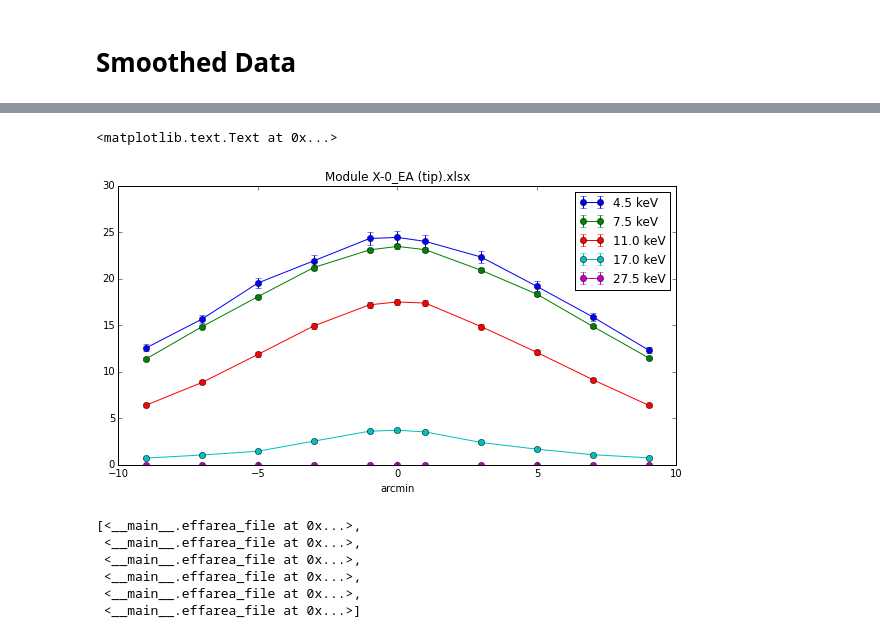
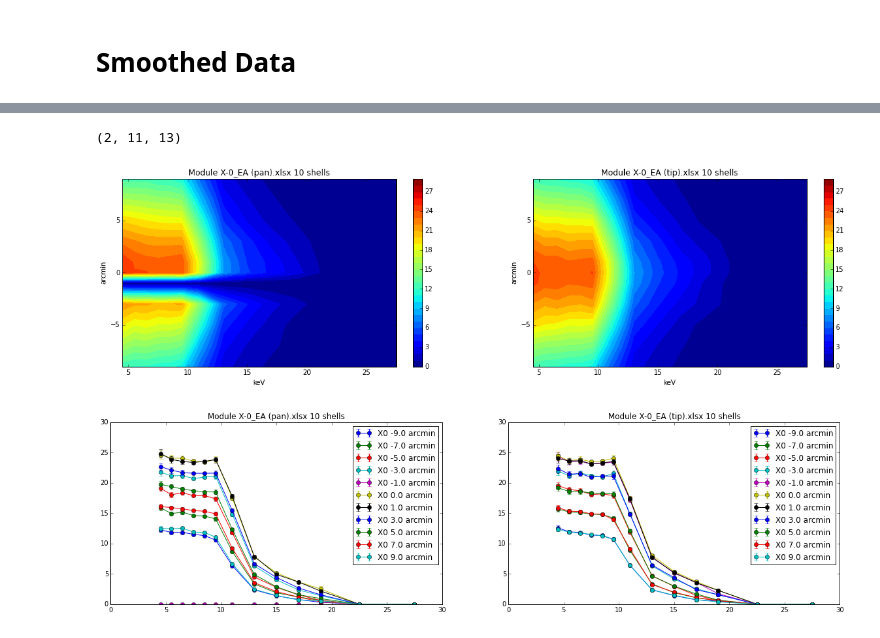
Before and after one commit to ehsteve/ipython-notebooks, a Jupyter notebook: FOXSI-2 Effective Area.ipynb, the cells around one changed output, grey strips where cells are left out. Saved outputs shown, nothing was run; the diff lists cells and outputs as text; code cells hidden in the pictures.

```diff
--- a/FOXSI-2 Effective Area.ipynb
+++ b/FOXSI-2 Effective Area.ipynb
@@ -117,6 +66,7 @@ class effarea_file(object):
         self.angles = Quantity(np.array([-9, -7, -5, -3, -1, 0, 1, 3, 5, 7, 9]), 'arcmin')
         self.names = [os.path.basename(s) + ' ' + str(self.number_of_shells) + ' shells' for s in self.files]
         self._typeindex = np.array(['pan', 'tilt'])
+        self.number = int(self.names[0][9:10])
         for f in self.files:
             xls = xlrd.open_workbook(f)
             if f.count('pan'):
@@ -145,11 +95,14 @@ class effarea_file(object):
         angle_index = np.where(self.angles.value == angle)[0][0]
         return self.edata[type_index, angle_index, :]
     def plot_effective_area( self, angle, kind='pan', axes=None):
+        type_index = np.where(self._typeindex == kind)[0][0]
         if not axes:
             axes = plt.gca()
-        axes.errorbar(a.energies.value, a.effective_area(angle, kind=kind),
-                yerr=a.effective_area_error(angle, kind=kind), fmt='o-', label=str(angle) + ' arcmin')
-
+        plot_label = 'X' + str(self.number) + ' ' + str(angle) + ' arcmin'
+        axes.errorbar(self.energies.value, self.effective_area(angle, kind=kind),
+                yerr=self.effective_area_error(angle, kind=kind), fmt='o-', label=plot_label)
+        axes.set_title(self.names[type_index])
+        return axes
     def fov(self, energy, kind='pan'):
         type_index = np.where(self._typeindex == kind)[0][0]
         energy_index = np.where(self.energies.value == energy)[0][0]
@@ -159,20 +112,31 @@ class effarea_file(object):
         energy_index = np.where(self.energies.value == energy)[0][0]
         return self.edata[type_index, :, energy_index]
     def plot_fov(self, energy_index, kind='pan', axes=None):
+        type_index = np.where(self._typeindex == kind)[0][0]
+        plot_label = 'X' + str(self.number) + ' ' + str(self.energies[energy_index])
         if not axes:
             axes = plt.gca()
-        axes.errorbar(self.angles.value, a.fov(self.energies[energy_index].value, kind=kind),
+        axes.errorbar(self.angles.value, self.fov(self.energies[energy_index].value, kind=kind),
                       yerr=self.fov_error(self.energies[energy_index].value, kind=kind), fmt='o-',
-                      label=str(self.energies[energy_index]))
+                      label=plot_label)
         axes.set_xlabel(str(self.angles.unit))
+        axes.set_title(self.names[type_index])
     def contourf(self, kind='pan', axes=None):
         if not axes:
             axes = plt.gca()
         type_index = np.where(self._typeindex == kind)[0][0]
-        cs = axes.contourf(self.energies, self.angles, self.data[type_index, :, :], levels=np.arange(0, 30, 2))
+        cs = axes.contourf(self.energies, self.angles, self.data[type_index, :, :], levels=np.arange(0, np.max(self.data) * 1.2, 1))
         axes.set_xlabel(self.energies.unit)
         axes.set_ylabel(self.angles.unit)
         axes.set_title(self.names[type_index])
         plt.colorbar(cs, ax=axes)
+    def export(self):
+        for i, kind in enumerate(['pan', 'tilt']):
+            header = "Module X" + str(self.number) + ' ' + kind + '\n'
+            header += "row 0 are off axis angle in arcmin\n"
+            header += "row 1+ are effective area in cm2"
+            filename = os.path.basename(self.files[i]).replace(' ', '_').replace('xlsx', 'txt').replace('(', '').replace(')', '')
+            array = np.vstack([self.angles.value, self.data[i, :, :].transpose()])
+            np.savetxt(filename, array, header=header, delimiter=',')
 # %%
-module_filenames = ['Module X-' + str(num) + '*.xlsx' for num in [0, 1, 3, 4, 5, 6]]
+module_filenames = ['Module X-' + str(num) + '*.xlsx' for num in [0, 1, 2, 3, 4, 5, 6]]
@@ -205,5 +142,0 @@ plt.title(a.names[1])
-# %%
-for i in np.arange(0, len(a.energies), 3):
-    a.plot_fov(i)
-plt.legend()
-plt.title(a.names[0])
@@ -213,21 +143,4 @@ plt.title(a.names[0])
-# %%
-for i in np.arange(0, len(a.energies), 3):
-    a.plot_fov(i, kind='tilt')
-plt.legend()
-plt.title(a.names[1])
-# %% [output]
-<matplotlib.text.Text at 0x...>
-[figure, removed]
 # %%
 modules = []
 for i, f in enumerate(module_filenames):
     modules.append(effarea_file(f))
-# %%
-modules
-# %% [output]
-[<__main__.effarea_file at 0x...>,
- <__main__.effarea_file at 0x...>,
- <__main__.effarea_file at 0x...>,
- <__main__.effarea_file at 0x...>,
- <__main__.effarea_file at 0x...>,
- <__main__.effarea_file at 0x...>]
@@ -233,0 +152,20 @@ modules
+# %%
+modules[0].data.shape
+# %% [output]
+(2, 11, 13)
+# %%
+fig, axs = plt.subplots(1,2)
+fig.set_size_inches(20, 5)
+modules[0].contourf(kind='pan', axes=axs[0])
+modules[0].contourf(kind='tilt', axes=axs[1])
+# %% [output]
+[figure, added]
+# %%
+fig, axs = plt.subplots(1,2)
+fig.set_size_inches(20, 5)
+for i, kind in enumerate(['pan', 'tilt']):
+    for angle in modules[0].angles.value:
+        modules[0].plot_effective_area(angle, axes=axs[i], kind=kind)
+        axs[i].legend()
+# %% [output]
+[figure, added]
```
Also changed, not shown: parts of 17 cells of this notebook.
